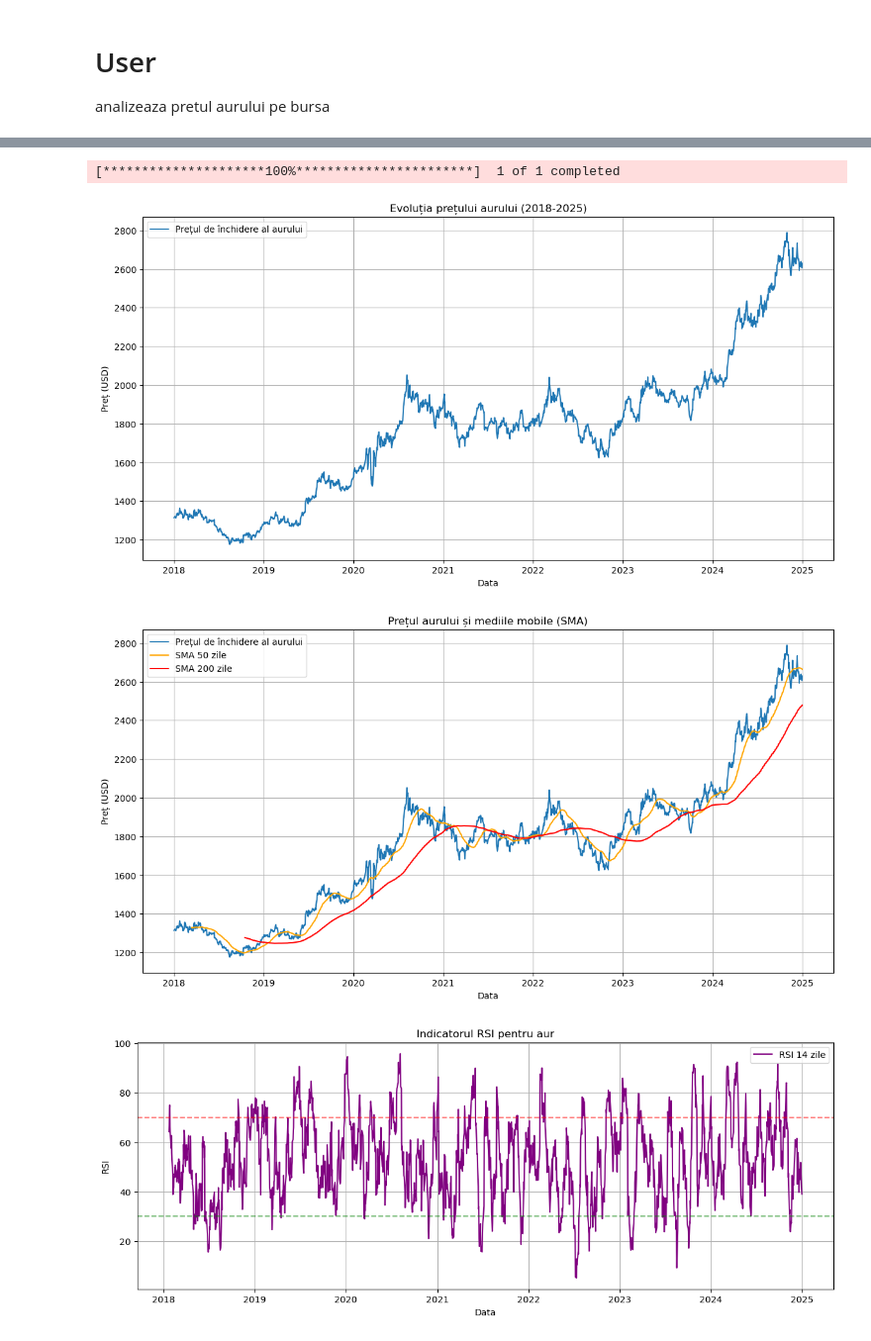
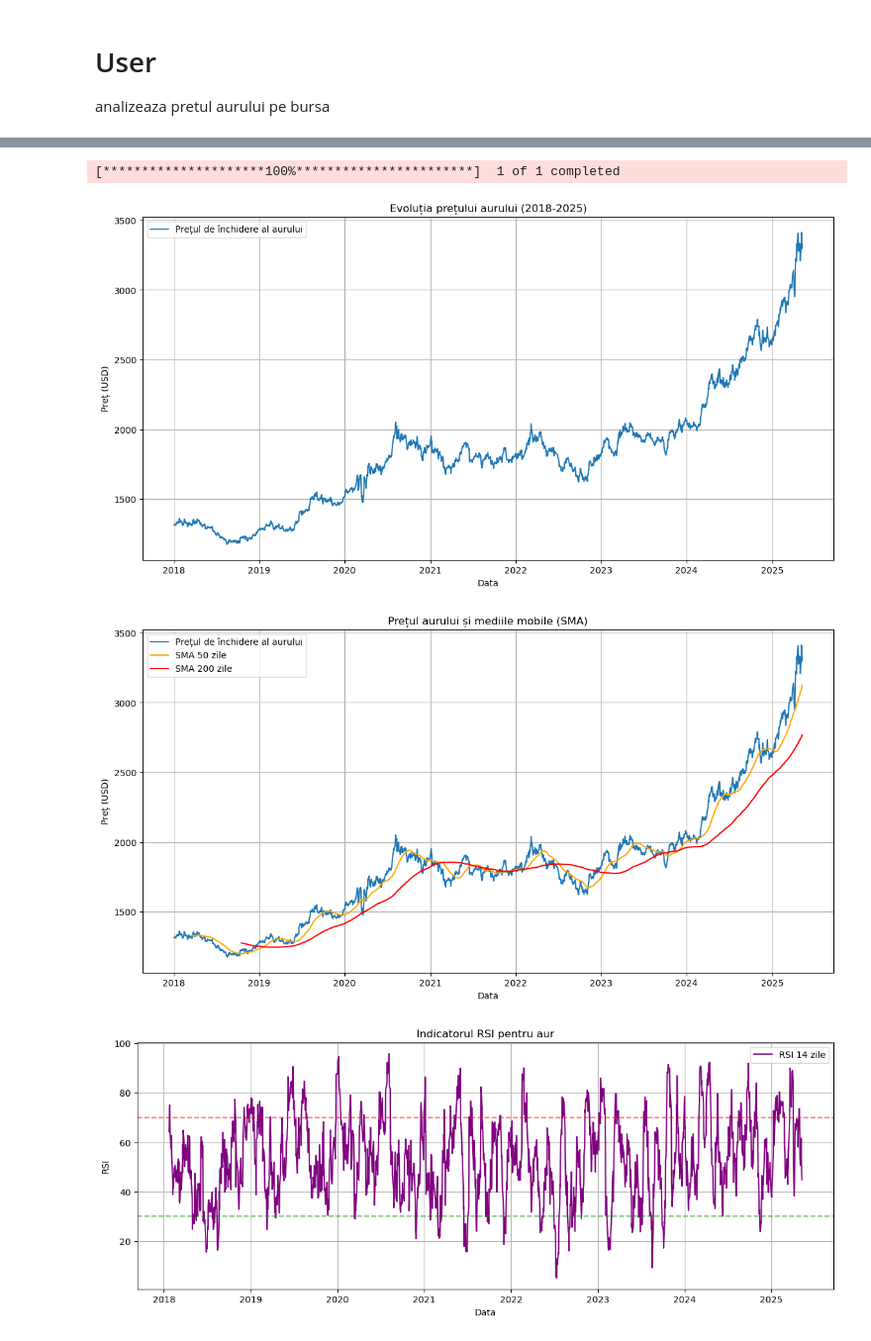
Before and after one commit to mhcrnl/jupyter-stock-analysis, a Jupyter notebook: 01gold.ipynb, the cells around one changed output, grey strips where cells are left out. Shown at 99% size. Saved outputs shown, nothing was run; the diff lists cells and outputs as text; code cells hidden in the pictures.

```diff
--- a/01gold.ipynb
+++ b/01gold.ipynb
@@ -69,7 +120,7 @@ import pandas as pd
 
 # Pasul 3: Obținerea datelor istorice pentru aur (simbol: 'GC=F' pentru Gold Futures)
 # Aici folosim intervalul de 5 ani de date istorice
-gold_data = yf.download('GC=F', start='2018-01-01', end='2025-01-01')
+gold_data = yf.download('GC=F', start='2018-01-01', end=dt.datetime.now())
 
 # Pasul 4: Vizualizarea evoluției prețului aurului
 plt.figure(figsize=(14,7))
@@ -99,33 +150,33 @@ plt.show()
 
 # Pasul 7: Calcularea indicatorului RSI (Relative Strength Index)
 def calculate_RSI(data, window=14):
     delta = data.diff(1)
     gain = delta.where(delta > 0, 0)
     loss = -delta.where(delta < 0, 0)
 
     avg_gain = gain.rolling(window=window).mean()
     avg_loss = loss.rolling(window=window).mean()
 
     rs = avg_gain / avg_loss
     rsi = 100 - (100 / (1 + rs))
 
     return rsi
 
 gold_data['RSI'] = calculate_RSI(gold_data['Close'])
 
 # Pasul 8: Vizualizarea RSI
 plt.figure(figsize=(14,5))
 plt.plot(gold_data['RSI'], label='RSI 14 zile', color='purple')
 plt.axhline(70, linestyle='--', alpha=0.5, color='red')
 plt.axhline(30, linestyle='--', alpha=0.5, color='green')
 plt.title('Indicatorul RSI pentru aur')
 plt.xlabel('Data')
 plt.ylabel('RSI')
 plt.legend()
 plt.grid(True)
 plt.show()
 # %% [output]
 [*********************100%***********************]  1 of 1 completed
-[figure, old version]
+[figure, new version]
-[figure, old version]
+[figure, new version]
-[figure, old version]
+[figure, new version]
```
Also changed, not shown: parts of 8 cells of this notebook, 2 other files.
